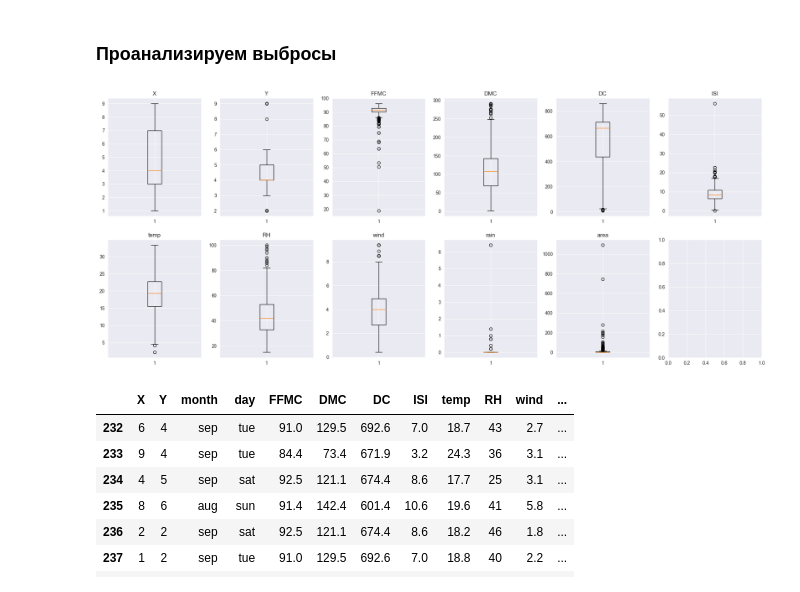
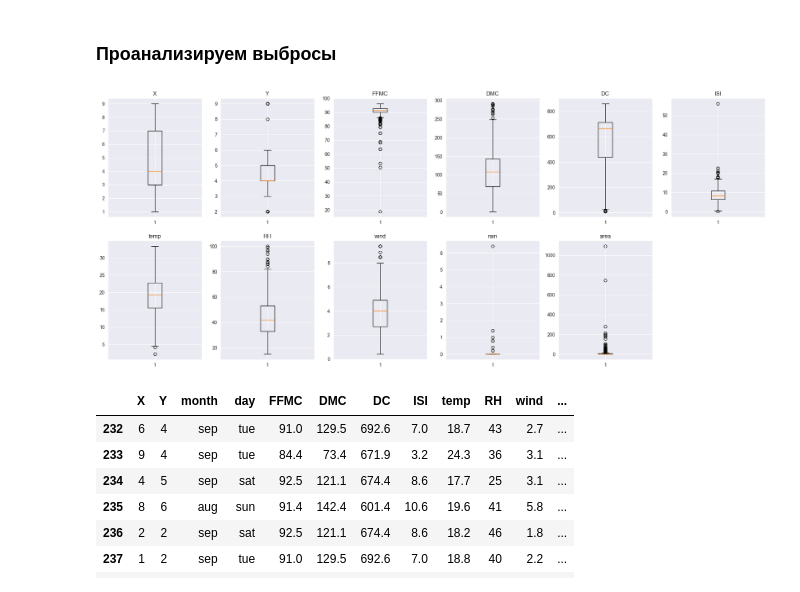
Before and after one commit to stwz13/ml, a Jupyter notebook: practice1.ipynb, the cells around one changed output. Saved outputs shown, nothing was run; the diff lists cells and outputs as text; code cells hidden in the pictures.

```diff
--- a/practice1.ipynb
+++ b/practice1.ipynb
@@ -313,11 +352,12 @@ sns.histplot(data, x="temp", y="area", hue="month", hue_order=months_order)
 # %%
 fig, axs = plt.subplots(2, 6, figsize=(25, 10))
 ax_flat = axs.flatten()
 for i, col_name in enumerate(numeric_columns):
     ax_flat[i].boxplot(data[col_name])
     ax_flat[i].set_title(col_name)
+ax_flat[i+1].set_visible(False)
 # %% [output]
-[figure, old version]
+[figure, new version]
 # %%
 high_area = data[data["area"] > 100]
 high_area
```
Also changed, not shown: parts of 30 cells of this notebook.
